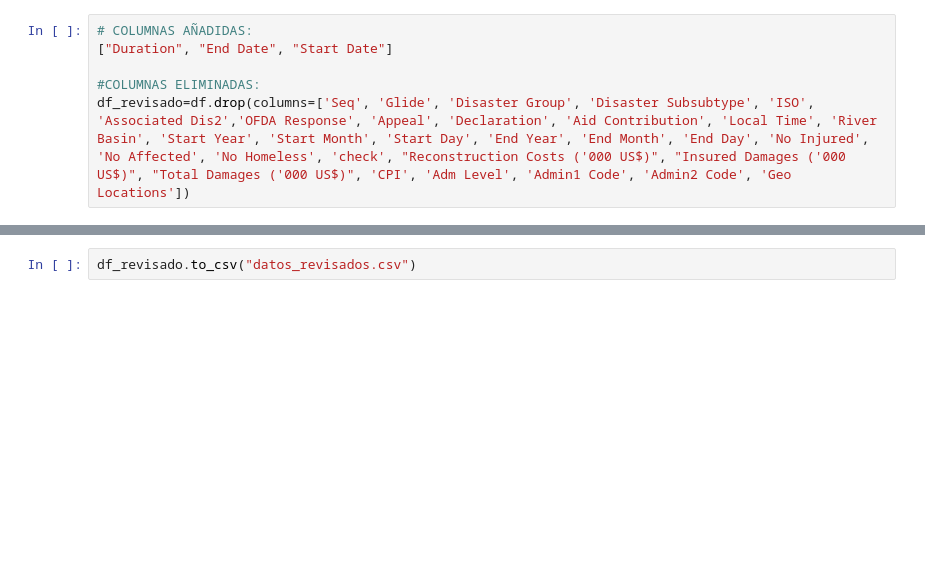
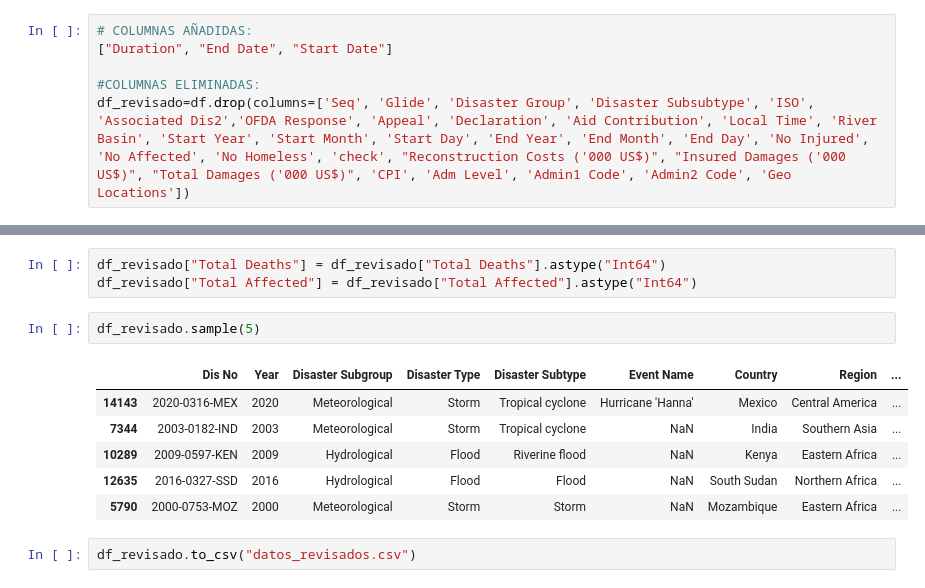
Before and after one commit to Lauris273/Proyecto_desastres_naturales_modulo_4, a Jupyter notebook: Desastres_naturales_1970-2021_EDA.ipynb, the cells around one changed output, grey strips where cells are left out. Cells and saved outputs as stored; diff of their text form; blank space fills up the shorter version.

```diff
--- a/Desastres_naturales_1970-2021.ipynb
+++ b/Desastres_naturales_1970-2021_EDA.ipynb
@@ -712,2 +713,14 @@ df_revisado.sample(5)
+# %%
+df_revisado["Total Deaths"] = df_revisado["Total Deaths"].astype("Int64")
+df_revisado["Total Affected"] = df_revisado["Total Affected"].astype("Int64")
+# %%
+df_revisado.sample(5)
+# %% [output]
+|  | Dis No | Year | Disaster Subgroup | Disaster Type | Disaster Subtype | Event Name | Country | Region | ... |
+| 14143 | 2020-0316-MEX | 2020 | Meteorological | Storm | Tropical cyclone | Hurricane 'Hanna' | Mexico | Central America | ... |
+| 7344 | 2003-0182-IND | 2003 | Meteorological | Storm | Tropical cyclone | NaN | India | Southern Asia | ... |
+| 10289 | 2009-0597-KEN | 2009 | Hydrological | Flood | Riverine flood | NaN | Kenya | Eastern Africa | ... |
+| 12635 | 2016-0327-SSD | 2016 | Hydrological | Flood | Flood | NaN | South Sudan | Northern Africa | ... |
+| 5790 | 2000-0753-MOZ | 2000 | Meteorological | Storm | Storm | NaN | Mozambique | Eastern Africa | ... |
 # %%
 df_revisado.to_csv("datos_revisados.csv")
```
Also changed, not shown: parts of 7 cells of this notebook, 2 other files.
